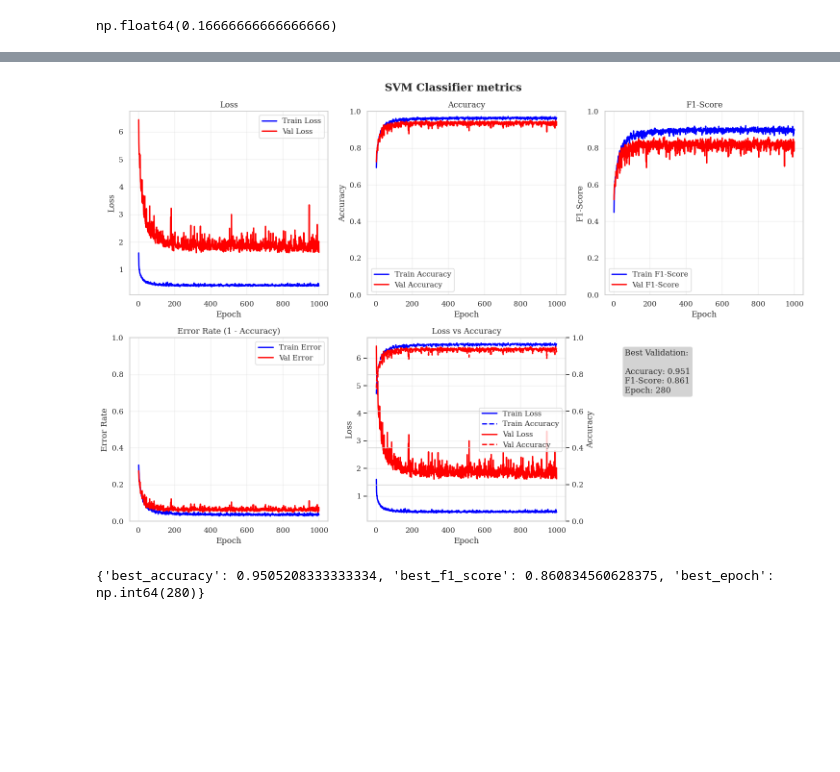
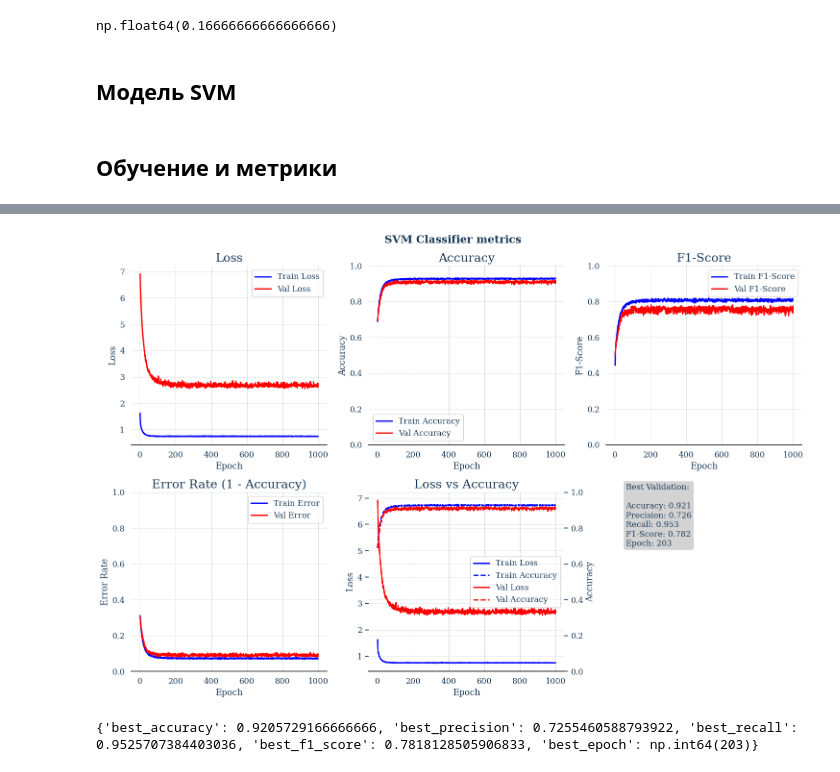
Before and after one commit to sidimekov/itmo-ml-fundamentals, a Jupyter notebook: lab4/lab4.ipynb, the cells around one changed output, grey strips where cells are left out. Cells and saved outputs as stored; diff of their text form; code cells hidden in the pictures; blank space fills up the shorter version.

```diff
--- a/lab4/lab4.ipynb
+++ b/lab4/lab4.ipynb
@@ -132,11 +129,11 @@ Mounted at /content/drive
 Рабочая папка для данных: /content/drive/MyDrive/lab3_eeg
 Субъект 1 уже сохранён, загружаем с диска...
 # %%
-m_dataset = moabb.datasets.bi2013a(
+m_dataset = moabb.datasets.BI2013a(
     NonAdaptive=True,
-    Adaptive=True,
+    Adaptive=False,
     Training=True,
-    Online=True,
+    Online=False,
 )
 
 paradigm = P300(
@@ -145,7 +142,7 @@ paradigm = P300(
     tmax=0.8
 )
 
-subjects = m_dataset.subject_list[1]
+subjects = m_dataset.subject_list[0:1]
 
 X, y, meta = paradigm.get_data(
     dataset=m_dataset,
@@ -195,14 +210,16 @@ from sklearn.preprocessing import StandardScaler
 scaler = StandardScaler()
 X_train = scaler.fit_transform(X_train)
 X_val = scaler.transform(X_val)
+# %% [markdown]
+## Модель SVM
 # %%
-def accuracy_score(y_true, y_pred):
-    return (y_true == y_pred).float().mean().item()
+def binary_accuracy_score(y_true, y_pred):
+    return float(np.mean(y_true == y_pred))
 
 def precision_recall_f1(y_true, y_pred):
-    tp = ((y_true == 1) & (y_pred == 1)).sum().item()
-    fp = ((y_true == 0) & (y_pred == 1)).sum().item()
-    fn = ((y_true == 1) & (y_pred == 0)).sum().item()
+    tp = int(np.sum((y_true == 1) & (y_pred == 1)))
+    fp = int(np.sum((y_true == 0) & (y_pred == 1)))
+    fn = int(np.sum((y_true == 1) & (y_pred == 0)))
 
     precision = tp / (tp + fp) if (tp + fp) > 0 else 0.0
     recall = tp / (tp + fn) if (tp + fn) > 0 else 0.0
@@ -462,14 +498,16 @@ class SVMClassifier:
             'best_f1_score': best_val_f1,
             'best_epoch': best_epoch
         }
+# %% [markdown]
+## Обучение и метрики
 # %%
-X_tr_t = torch.from_numpy(X_train)
-y_tr_t = torch.from_numpy(y_train)
+X_tr_t = X_train
+y_tr_t = y_train
 
-X_val_t = torch.from_numpy(X_val)
-y_val_t = torch.from_numpy(y_val)
+X_val_t = X_val
+y_val_t = y_val
 
-svm = SVMClassifier(C=10, lr=3e-3, epochs=1000, batch_size=256, device="cuda", print_every=50)
+svm = SVMClassifier(C=10, lr=3e-3, epochs=1000, batch_size=256, print_every=50)
 svm.fit(X_tr_t, y_tr_t, X_val_t, y_val_t)
 
 svm.plot_metrics()
@@ -495,5 +533,5 @@ Val   - Loss: 1.623, Acc: 0.943, F1: 0.835
-[figure, old version]
+[figure, new version]
-{'best_accuracy': 0.9505208333333334, 'best_f1_score': 0.860834560628375, 'best_epoch': np.int64(280)}
+{'best_accuracy': 0.9205729166666666, 'best_precision': 0.7255460588793922, 'best_recall': 0.9525707384403036, 'best_f1_score': 0.7818128505906833, 'best_epoch': np.int64(203)}
 # %%
 from sklearn.metrics import accuracy_score, precision_score, recall_score, f1_score, classification_report
 
```
Also changed, not shown: parts of 16 cells of this notebook.
